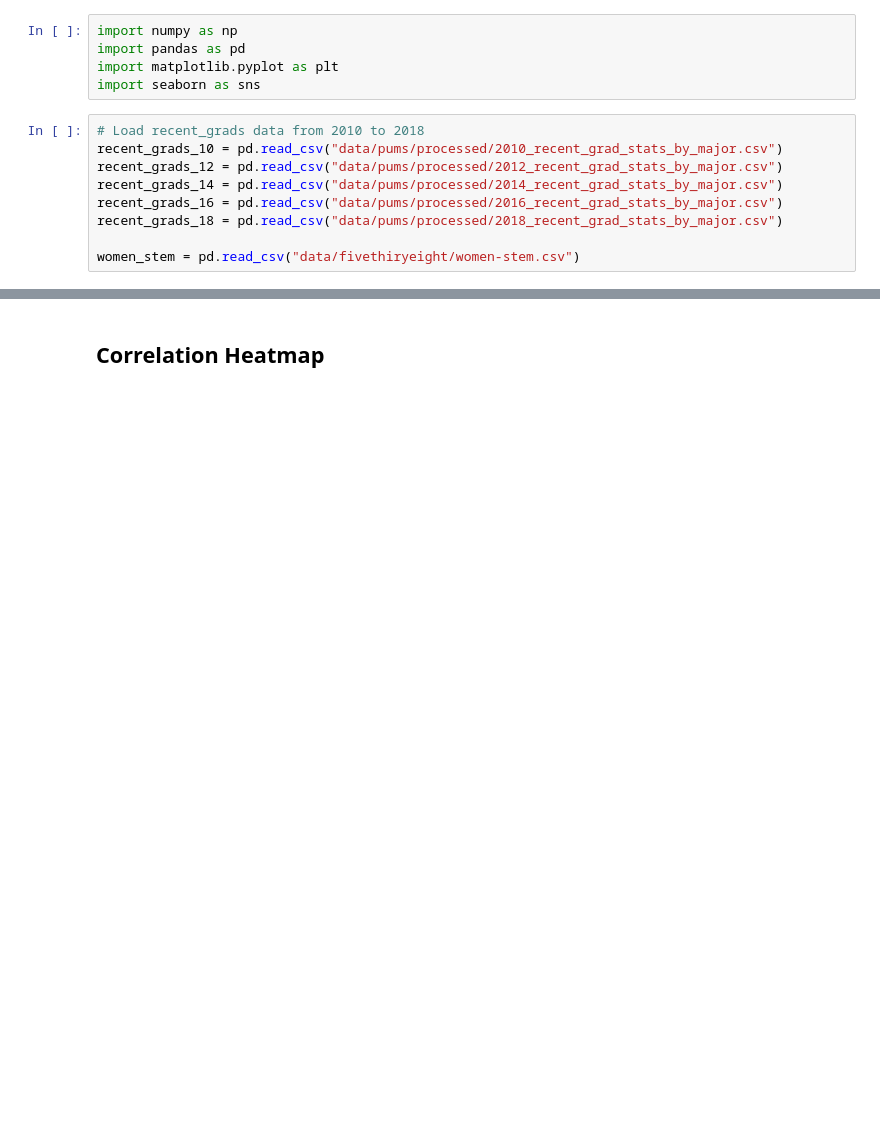
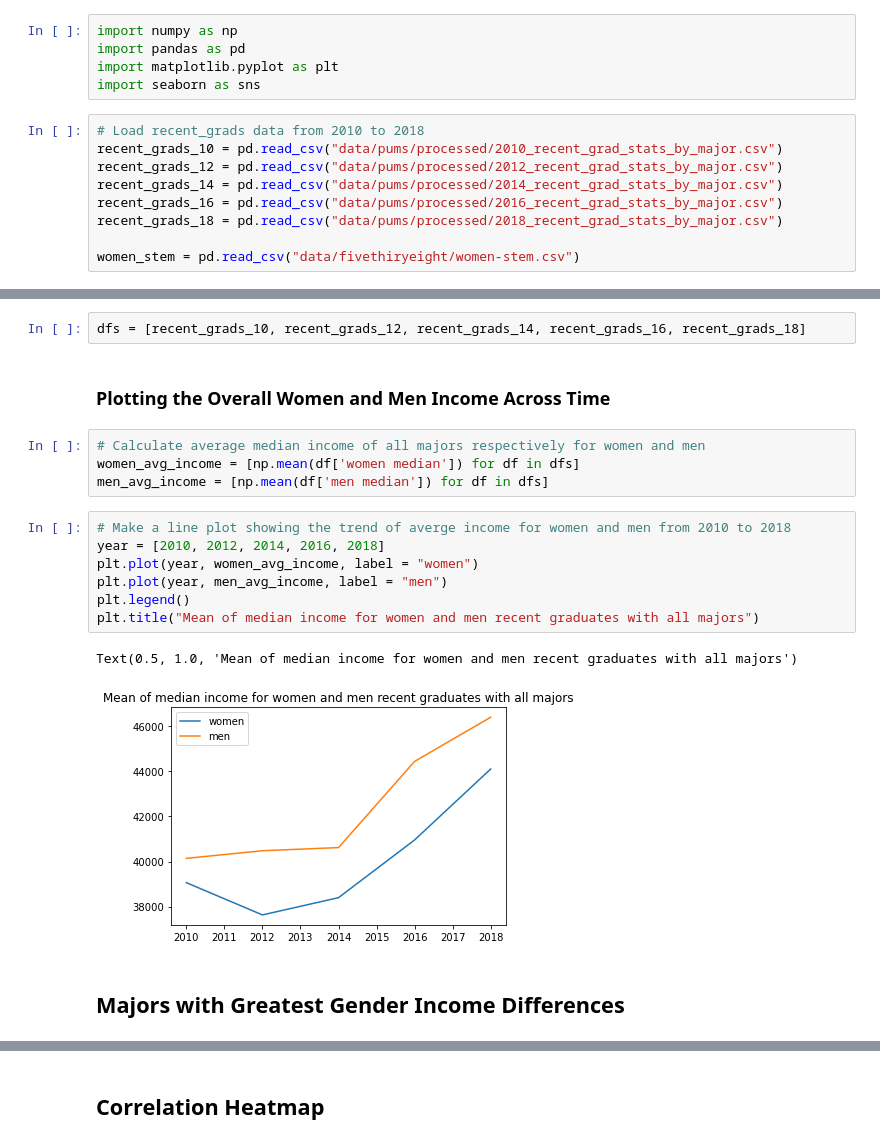
Before and after one commit to UCB-stat-159-s22/hw07-Group21, a Jupyter notebook: Yiping-exploration.ipynb, the cells around one changed output, grey strips where cells are left out. Saved outputs shown, nothing was run; the diff lists cells and outputs as text; blank space fills up the shorter version.

Commit message:
exploring gender gap of income

```diff
--- a/Yiping-exploration.ipynb
+++ b/Yiping-exploration.ipynb
@@ -28,0 +26,20 @@ for df in dfs:
+# %%
+dfs = [recent_grads_10, recent_grads_12, recent_grads_14, recent_grads_16, recent_grads_18]
+# %% [markdown]
+### Plotting the Overall Women and Men Income Across Time
+# %%
+# Calculate average median income of all majors respectively for women and men
+women_avg_income = [np.mean(df['women median']) for df in dfs]
+men_avg_income = [np.mean(df['men median']) for df in dfs]
+# %%
+# Make a line plot showing the trend of averge income for women and men from 2010 to 2018
+year = [2010, 2012, 2014, 2016, 2018]
+plt.plot(year, women_avg_income, label = "women")
+plt.plot(year, men_avg_income, label = "men")
+plt.legend()
+plt.title("Mean of median income for women and men recent graduates with all majors")
+# %% [output]
+Text(0.5, 1.0, 'Mean of median income for women and men recent graduates with all majors')
+[figure, added]
+# %% [markdown]
+## Majors with Greatest Gender Income Differences
```
Also changed, not shown: parts of 10 cells of this notebook, 1 other file.
